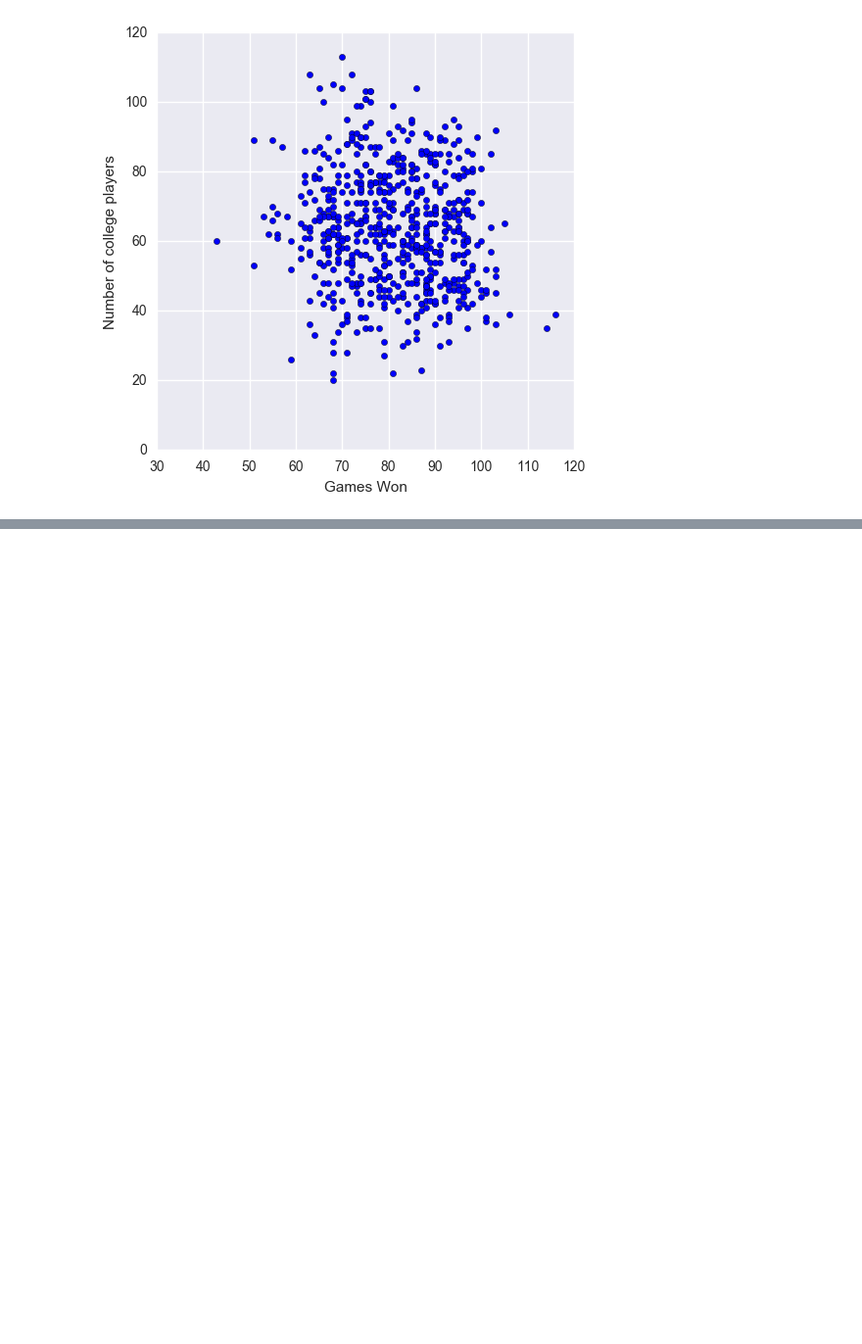
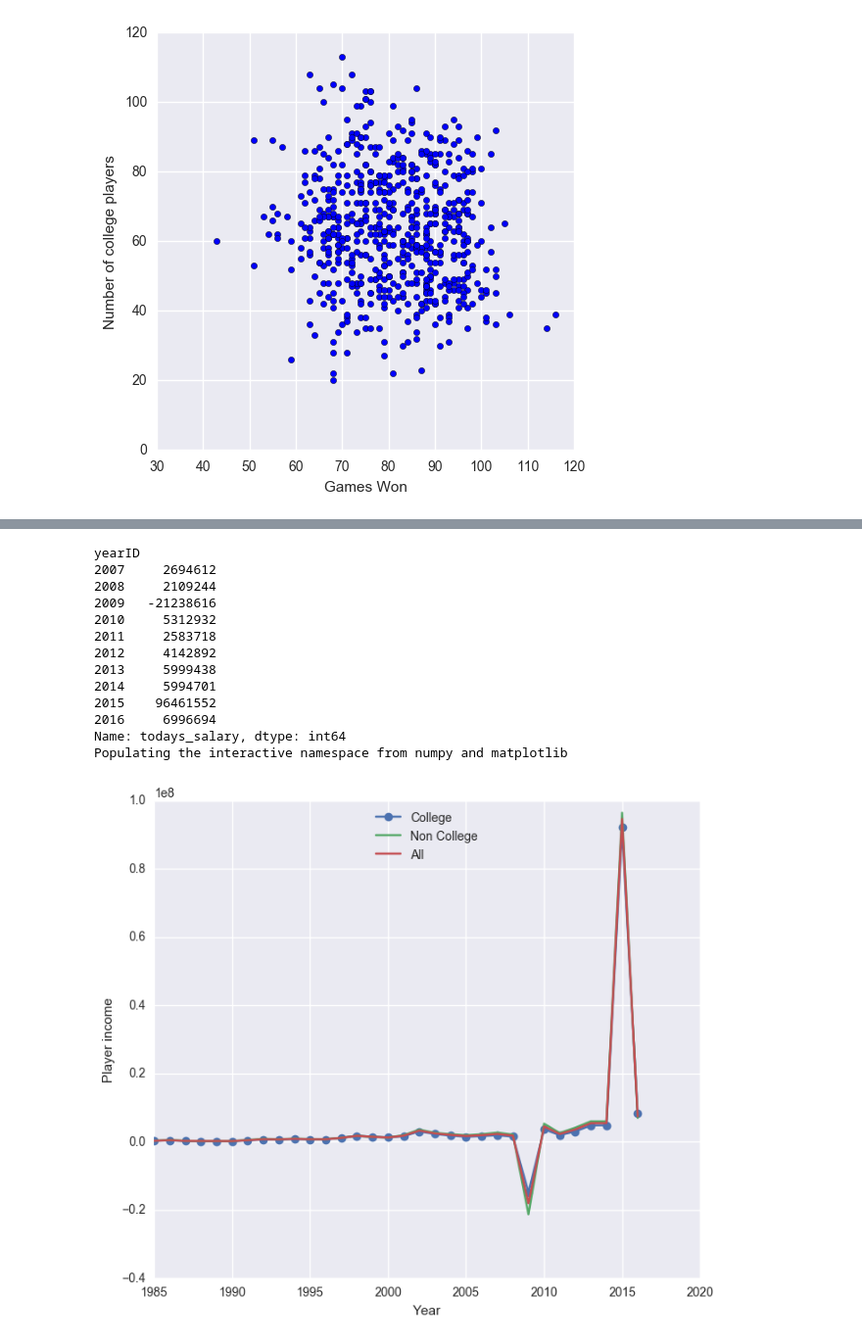
Before and after one commit to ulitosCoder/DataAnalysis, a Jupyter notebook: project_investigate_a_dataset/Baseball Data Analysis.ipynb, the cells around one changed output, grey strips where cells are left out. Shown at 98% size. Drawn from its saved outputs; the diff is of its cells as text; code cells hidden in the pictures; blank space fills up the shorter version.

Commit message:
Added wages adjust by inflation

```diff
--- a/project_investigate_a_dataset/Baseball Data Analysis.ipynb
+++ b/project_investigate_a_dataset/Baseball Data Analysis.ipynb
@@ -371,0 +413,40 @@ Another issue is that inflation was not taken into account for the salaries sect
+# %%
+
+salaries_df['todays_salary'] = salaries_df.apply(convert_wages, axis=1)
+# %%
+
+
+allmean_cpi_adj   =  salaries_df.groupby('yearID').todays_salary.mean()
+
+
+clgmeans = salaries_df[salaries_df['went_to_college']].groupby('yearID').todays_salary.mean()
+nclgmeans = salaries_df[salaries_df['went_to_college'] == False].groupby('yearID').todays_salary.mean()
+
+print nclgmeans.tail(10)
+%pylab inline
+fig, axes = plt.subplots(nrows=1, ncols=1, figsize=(8, 7), sharex=False)
+
+#Draw a plot chart to contain the three results
+axes.plot(clgmeans,label='College', marker='o')
+axes.plot(nclgmeans, label='Non College')
+axes.plot(allmean_cpi_adj, label='All', marker='+')
+axes.set_xlabel('Year')
+axes.set_ylabel('Player income')
+
+
+legend = axes.legend(loc='upper center', shadow=True)
+# %% [output]
+yearID
+2007     2694612
+2008     2109244
+2009   -21238616
+2010     5312932
+2011     2583718
+2012     4142892
+2013     5999438
+2014     5994701
+2015    96461552
+2016     6996694
+Name: todays_salary, dtype: int64
+Populating the interactive namespace from numpy and matplotlib
+[figure, added]
```
Also changed, not shown: parts of 4 cells of this notebook.
